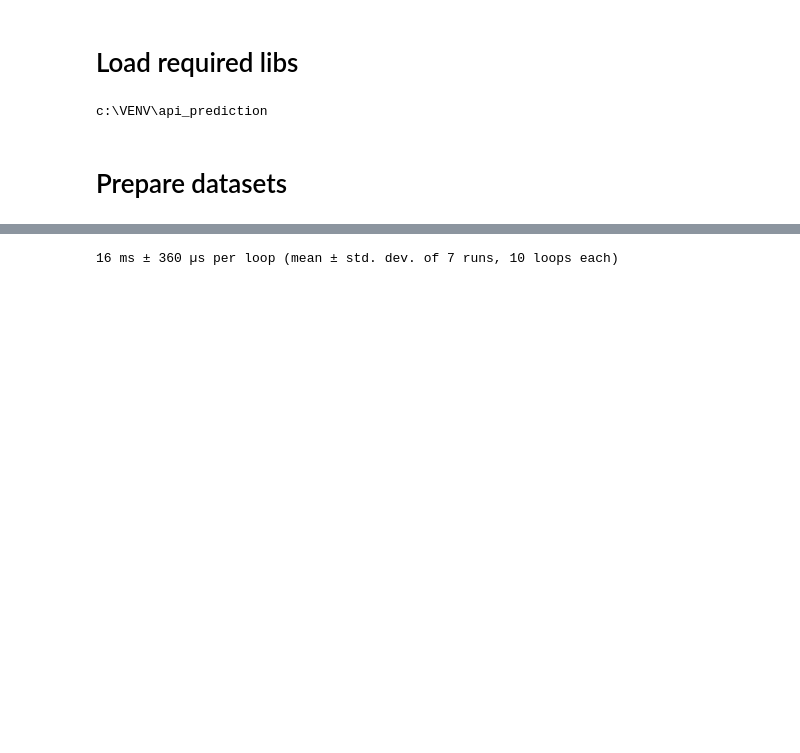
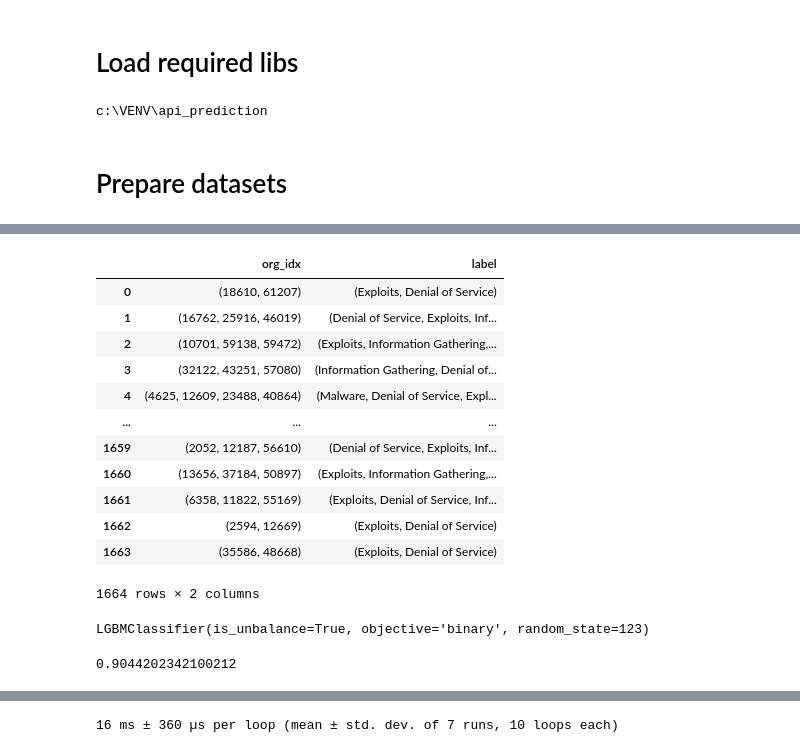
Before and after one commit to bkt92/bkt_mlops, a Jupyter notebook: notebooks/tune_phase3_2.ipynb, the cells around one changed output, grey strips where cells are left out. Cells and saved outputs as stored; diff of their text form; code cells hidden in the pictures; blank space fills up the shorter version.

```diff
--- a/notebooks/tune_phase3_2.ipynb
+++ b/notebooks/tune_phase3_2.ipynb
@@ -84,3 +118,46 @@ metrics: {'accuracy_score': 0.831087636089253}
+# %%
+data22 = pd.read_parquet('data/phase-2/prob-2/raw_train.parquet')
+
+data22 = RawDataProcessor.apply_category_features(
+    raw_df=data22,
+    categorical_cols=prob_config.categorical_cols,
+    category_index=category_index,
+)
+
+data22.drop_duplicates(inplace=True)
+# %%
+conflict_labels2 = data22[data22.duplicated(prob_config.feature_cols, keep=False)].sort_values(by=prob_config.feature_cols)
+conflict_labels2["org_idx"] = conflict_labels2.index
+conflict_labels2.groupby(prob_config.feature_cols).agg({"org_idx": lambda x: tuple(x), "label": lambda x: tuple(x)}).reset_index()[["org_idx","label"]]
+# %% [output]
+|  | org_idx | label |
+| 0 | (18610, 61207) | (Exploits, Denial of Service) |
+| 1 | (16762, 25916, 46019) | (Denial of Service, Exploits, Inf... |
+| 2 | (10701, 59138, 59472) | (Exploits, Information Gathering,... |
+| 3 | (32122, 43251, 57080) | (Information Gathering, Denial of... |
+| 4 | (4625, 12609, 23488, 40864) | (Malware, Denial of Service, Expl... |
+| ... | ... | ... |
+| 1659 | (2052, 12187, 56610) | (Denial of Service, Exploits, Inf... |
+| 1660 | (13656, 37184, 50897) | (Exploits, Information Gathering,... |
+| 1661 | (6358, 11822, 55169) | (Exploits, Denial of Service, Inf... |
+| 1662 | (2594, 12669) | (Exploits, Denial of Service) |
+| 1663 | (35586, 48668) | (Exploits, Denial of Service) |
+1664 rows × 2 columns
+# %%
+data22.drop_duplicates(subset=prob_config.feature_cols, keep=False, inplace=True)
+
+train_x_new = pd.DataFrame(np.concatenate((train_x0, data22[prob_config.feature_cols])), columns=train_x.columns)
+train_y_new = pd.DataFrame(np.concatenate((train_y0, data22[[prob_config.target_col]])), columns=train_y.columns)
+
+model2 = LGBMClassifier(objective="binary", random_state=123, is_unbalance=True)
+model2.fit(train_x_new, train_y_new, verbose=False)
+# %% [output]
+LGBMClassifier(is_unbalance=True, objective='binary', random_state=123)
+# %%
+data22.drop_duplicates(subset=prob_config.feature_cols, keep=False, inplace=True)
+accuracy_score(model2.predict(data22.drop([target_col], axis=1)), data22[[target_col]])
+# %% [output]
+0.9044202342100212
 # %%
 %%timeit -n 10
 model0.predict_proba(test_x)
```
Also changed, not shown: parts of 10 cells of this notebook, 4 other files.
